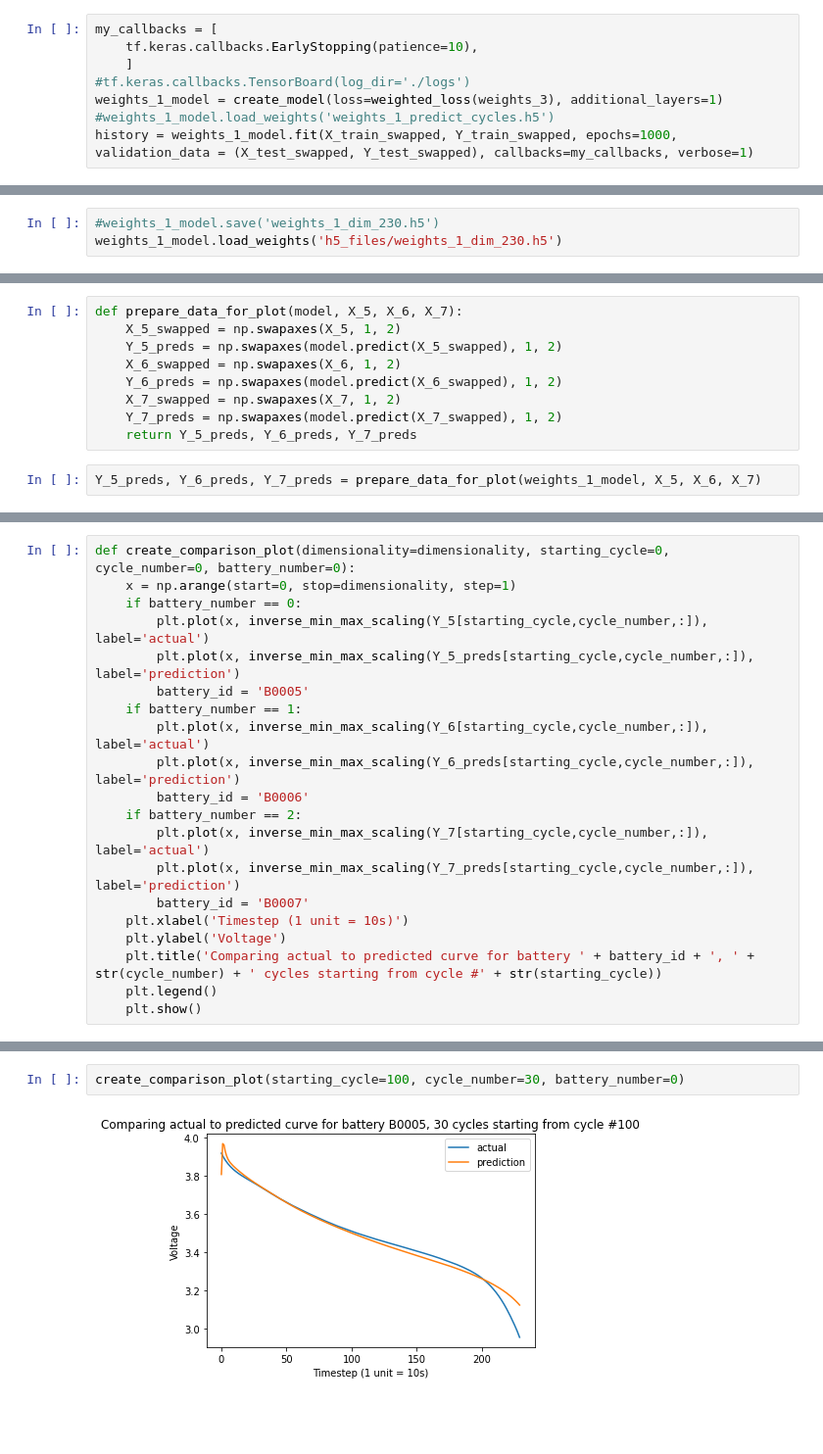
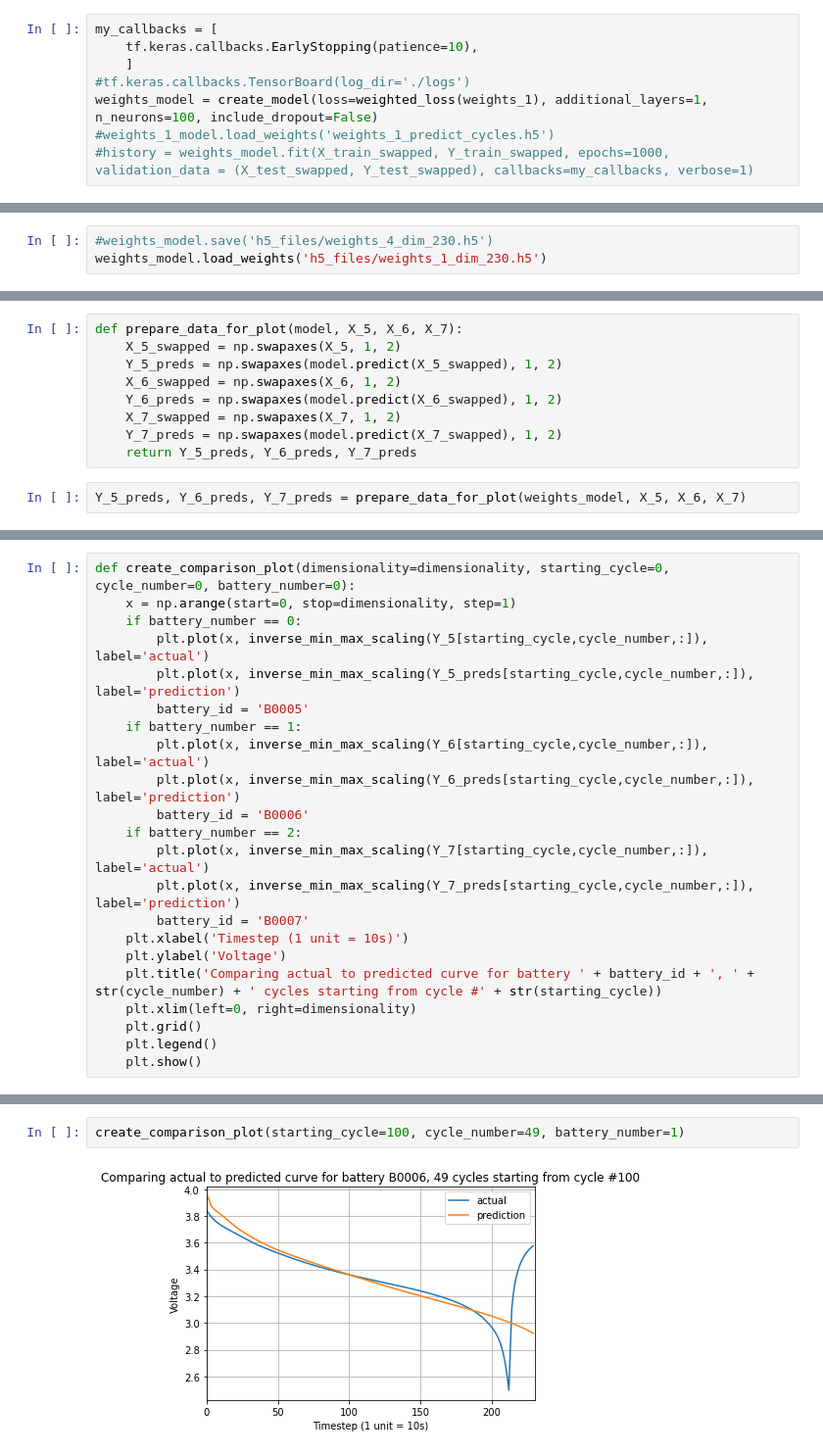
Before and after one commit to natskiu/Nasa-Battery, a Jupyter notebook: predict_cycles.ipynb, the cells around one changed output, grey strips where cells are left out. Shown: that part at 98% size. Drawn from its saved outputs; the diff is of its cells as text; blank space fills up the shorter version.

```diff
--- a/predict_cycles.ipynb
+++ b/predict_cycles.ipynb
@@ -145,8 +167,8 @@ my_callbacks = [
     tf.keras.callbacks.EarlyStopping(patience=10),
     ]
 #tf.keras.callbacks.TensorBoard(log_dir='./logs')
-weights_1_model = create_model(loss=weighted_loss(weights_3), additional_layers=1)
+weights_model = create_model(loss=weighted_loss(weights_1), additional_layers=1, n_neurons=100, include_dropout=False)
 #weights_1_model.load_weights('weights_1_predict_cycles.h5')
-history = weights_1_model.fit(X_train_swapped, Y_train_swapped, epochs=1000, validation_data = (X_test_swapped, Y_test_swapped), callbacks=my_callbacks, verbose=1)
+#history = weights_model.fit(X_train_swapped, Y_train_swapped, epochs=1000, validation_data = (X_test_swapped, Y_test_swapped), callbacks=my_callbacks, verbose=1)
 # %%
 ##Plotting training history
@@ -163,6 +187,6 @@ plt.show()
 # %%
-#weights_1_model.save('weights_1_dim_230.h5')
-weights_1_model.load_weights('h5_files/weights_1_dim_230.h5')
+#weights_model.save('h5_files/weights_4_dim_230.h5')
+weights_model.load_weights('h5_files/weights_1_dim_230.h5')
 # %% [markdown]
 ## Visualising results
 # %%
@@ -175,7 +199,7 @@ def prepare_data_for_plot(model, X_5, X_6, X_7):
     Y_7_preds = np.swapaxes(model.predict(X_7_swapped), 1, 2)
     return Y_5_preds, Y_6_preds, Y_7_preds
 # %%
-Y_5_preds, Y_6_preds, Y_7_preds = prepare_data_for_plot(weights_1_model, X_5, X_6, X_7)
+Y_5_preds, Y_6_preds, Y_7_preds = prepare_data_for_plot(weights_model, X_5, X_6, X_7)
 # %%
 def plot_projections(X_data, Y_data, starting_cycle=0, step=20, is_actual=False, dimensionality=200):
     if is_actual:
@@ -225,6 +250,8 @@ def create_comparison_plot(dimensionality=dimensionality, starting_cycle=0, cycl
     plt.xlabel('Timestep (1 unit = 10s)')
     plt.ylabel('Voltage')
     plt.title('Comparing actual to predicted curve for battery ' + battery_id + ', ' + str(cycle_number) + ' cycles starting from cycle #' + str(starting_cycle))
+    plt.xlim(left=0, right=dimensionality)
+    plt.grid()
     plt.legend()
     plt.show()
 # %%
@@ -234,4 +261,4 @@ create_comparison_plot(starting_cycle=100, cycle_number=1, battery_number=0)
 # %%
-create_comparison_plot(starting_cycle=100, cycle_number=30, battery_number=0)
+create_comparison_plot(starting_cycle=100, cycle_number=49, battery_number=1)
 # %% [output]
-[figure, old version]
+[figure, new version]
```
Also changed, not shown: parts of 10 cells of this notebook.
